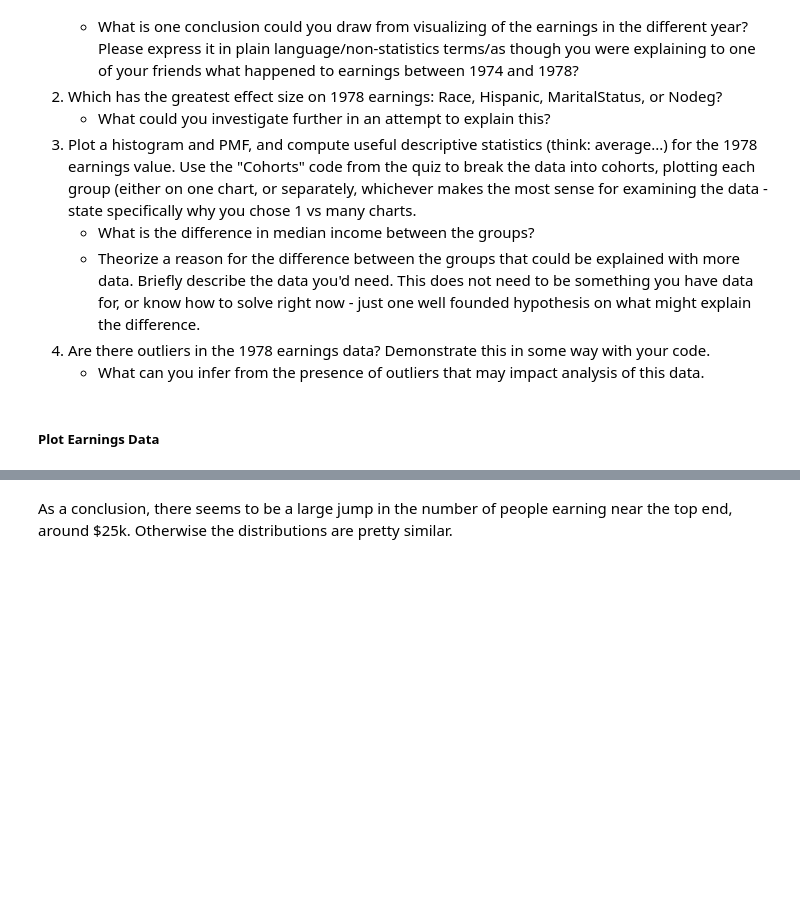
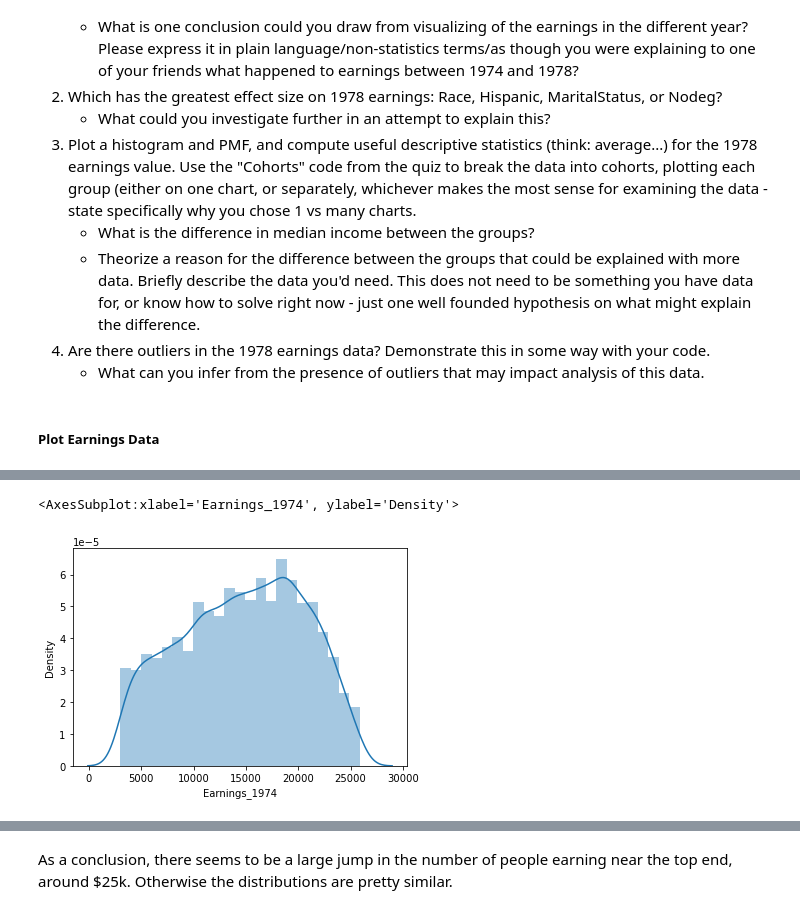
Before and after one commit to fadesere/BSIP_Assignment_1_Students, a Jupyter notebook: stats_asn_1_stud_temp.ipynb, the cells around one changed output, grey strips where cells are left out. Saved outputs shown, nothing was run; the diff lists cells and outputs as text; code cells hidden in the pictures; blank space fills up the shorter version.

```diff
--- a/stats_asn_1_stud_temp.ipynb
+++ b/stats_asn_1_stud_temp.ipynb
@@ -718,0 +860,6 @@ pd.DataFrame({'counts': counts, 'percent': percent, '%': percent100})
+# %%
+
+sns.distplot(df_real["Earnings_1974"])
+# %% [output]
+<AxesSubplot:xlabel='Earnings_1974', ylabel='Density'>
+[figure, added]
```
Also changed, not shown: parts of 19 cells of this notebook.
